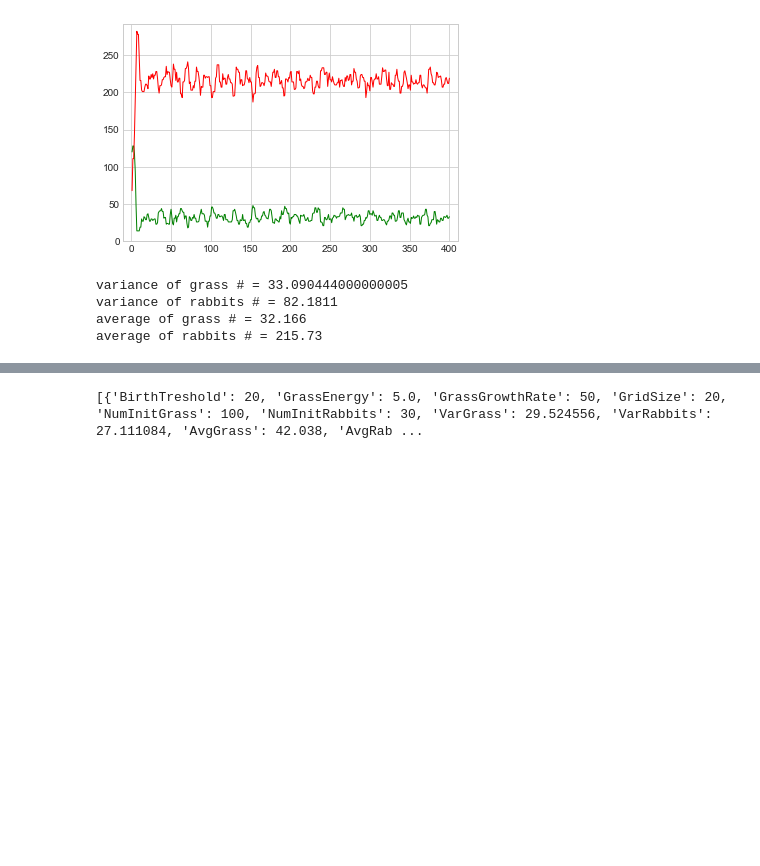
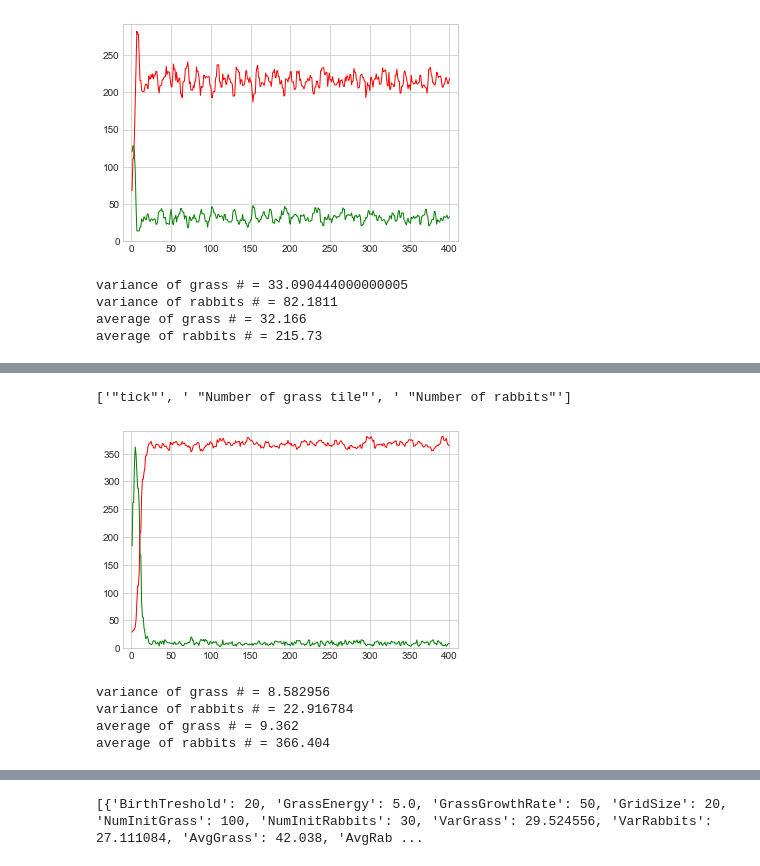
Before and after one commit to RenardDesNeiges/CS-430_1_Rabbits, a Jupyter notebook: report/plots/plot_notebook.ipynb, the cells around one changed output, grey strips where cells are left out. Cells and saved outputs as stored; diff of their text form; code cells hidden in the pictures; blank space fills up the shorter version.

```diff
--- a/report/plots/plot_notebook.ipynb
+++ b/report/plots/plot_notebook.ipynb
@@ -226,0 +237,43 @@ average of rabbits # = 215.73
+# %%
+(ticks_4,grass_4,rabbits_4) = parseCSV('simRun_4.txt')
+# %% [output]
+['"tick"', ' "Number of grass tile"', ' "Number of rabbits"']
+# %%
+# plotting the 3rd simulation run
+plotPop(ticks_4,grass_4,rabbits_4,400,"sim4")
+# %% [output]
+[figure, added]
+# %%
+#basic quantifiers of the 4th run
+
+start = 200
+frame = 500
+stop = start + frame
+
+stable_grass_4 = grass_4[start:stop]
+stable_rabbits_4 = rabbits_4[start:stop]
+
+print("variance of grass # = " + str(np.var(stable_grass_4)))
+print("variance of rabbits # = " + str(np.var(stable_rabbits_4)))
+print("average of grass # = " + str(np.average(stable_grass_4)))
+print("average of rabbits # = " + str(np.average(stable_rabbits_4)))
+
+simParams = {
+    "BirthTreshold": 20,
+    "GrassEnergy": 5.0,
+    "GrassGrowthRate": 100,
+    "GridSize": 20,
+    "NumInitGrass": 100,
+    "NumInitRabbits": 30,
+    "VarGrass": np.var(stable_grass_4),
+    "VarRabbits": np.var(stable_rabbits_4),
+    "AvgGrass": np.average(stable_grass_4),
+    "AvgRabbits": np.average(stable_rabbits_4)
+}
+
+simulations.append(simParams)
+# %% [output]
+variance of grass # = 8.582956
+variance of rabbits # = 22.916784
+average of grass # = 9.362
+average of rabbits # = 366.404
```
Also changed, not shown: parts of 25 cells of this notebook, 14 other files.
